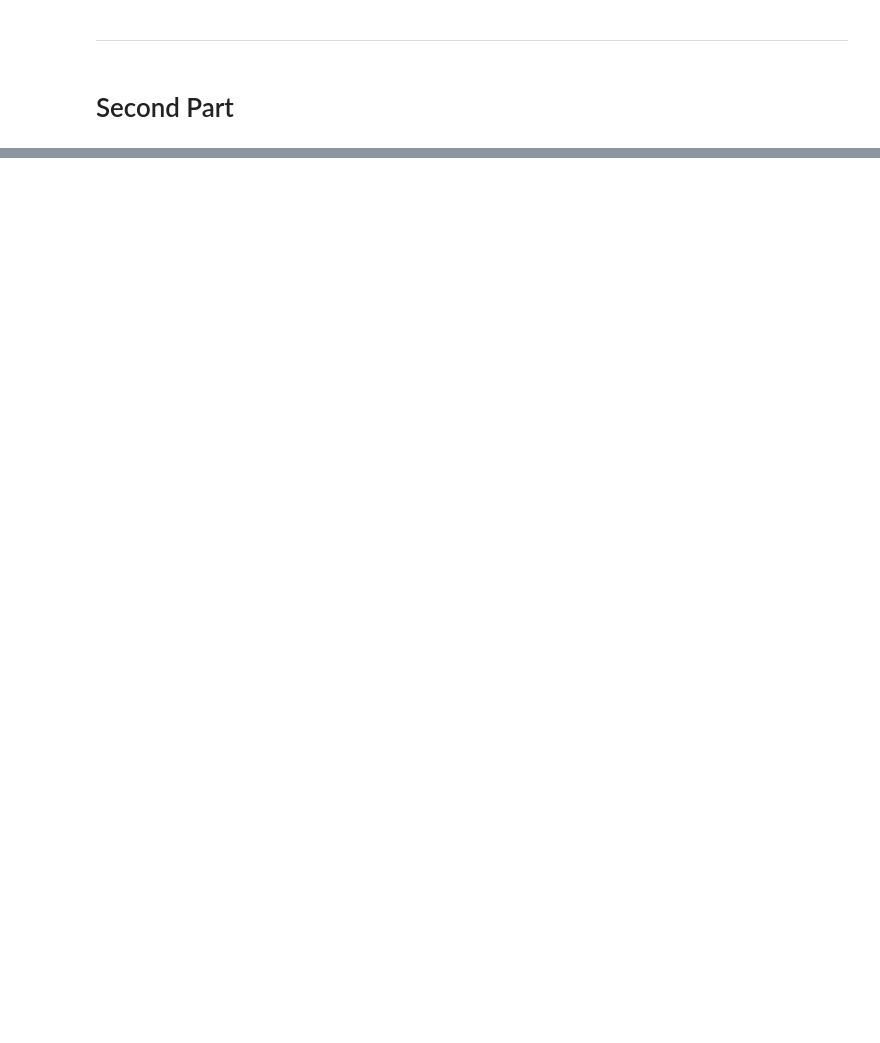
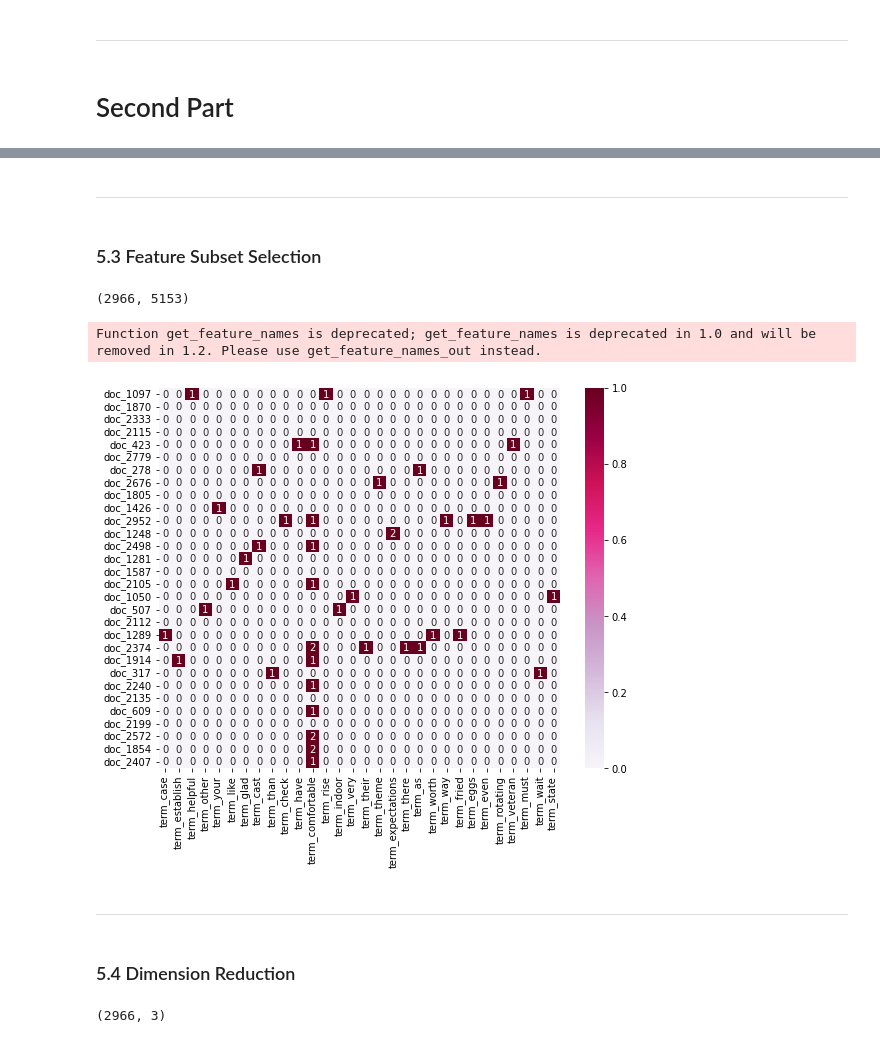
Before and after one commit to kylekylehaha/DM2021-Lab1-Homework, a Jupyter notebook: DM2021-Lab1-Homework.ipynb, the cells around one changed output, grey strips where cells are left out. Drawn from its saved outputs; the diff is of its cells as text; code cells hidden in the pictures; blank space fills up the shorter version.

```diff
--- a/DM2021-Lab1-Homework.ipynb
+++ b/DM2021-Lab1-Homework.ipynb
@@ -501,0 +623,2 @@ X[0:9]
+# %%
+df['unigrams'] = df['text'].apply(lambda x: dmh.tokenize_text(x))
@@ -501,0 +633,4 @@ X[0:9]
+# %% [markdown]
+---
+# %% [markdown]
+### 5.3 Feature Subset Selection
@@ -501,0 +640,28 @@ X[0:9]
+# %%
+df_counts.shape
+# %% [output]
+(2966, 5153)
+# %%
+sample_count_vect = CountVectorizer()
+df_sample_30 = df.sample(30)
+df_sample_30_count = sample_count_vect.fit_transform(df_sample_30.text)
+
+sample_count_name = sample(sample_count_vect.get_feature_names(), 30 )
+
+plot_x = ["term_"+str(i) for i in sample_count_name]
+plot_y = ["doc_"+ str(i) for i in list(df_sample_30.index)]
+plot_z = df_sample_30_count[:30,:30].toarray()
+
+# Draw heatmap
+df_todraw = pd.DataFrame(plot_z, columns = plot_x, index = plot_y)
+plt.subplots(figsize=(9, 7))
+ax = sns.heatmap(df_todraw,
+                 cmap="PuRd",
+                 vmin=0, vmax=1, annot=True)
+# %% [output]
+Function get_feature_names is deprecated; get_feature_names is deprecated in 1.0 and will be removed in 1.2. Please use get_feature_names_out instead.
+[figure, added]
+# %% [markdown]
+---
+# %% [markdown]
+### 5.4 Dimension Reduction
@@ -501,0 +670,4 @@ X[0:9]
+# %%
+df.shape
+# %% [output]
+(2966, 3)
```
Also changed, not shown: parts of 42 cells of this notebook.
